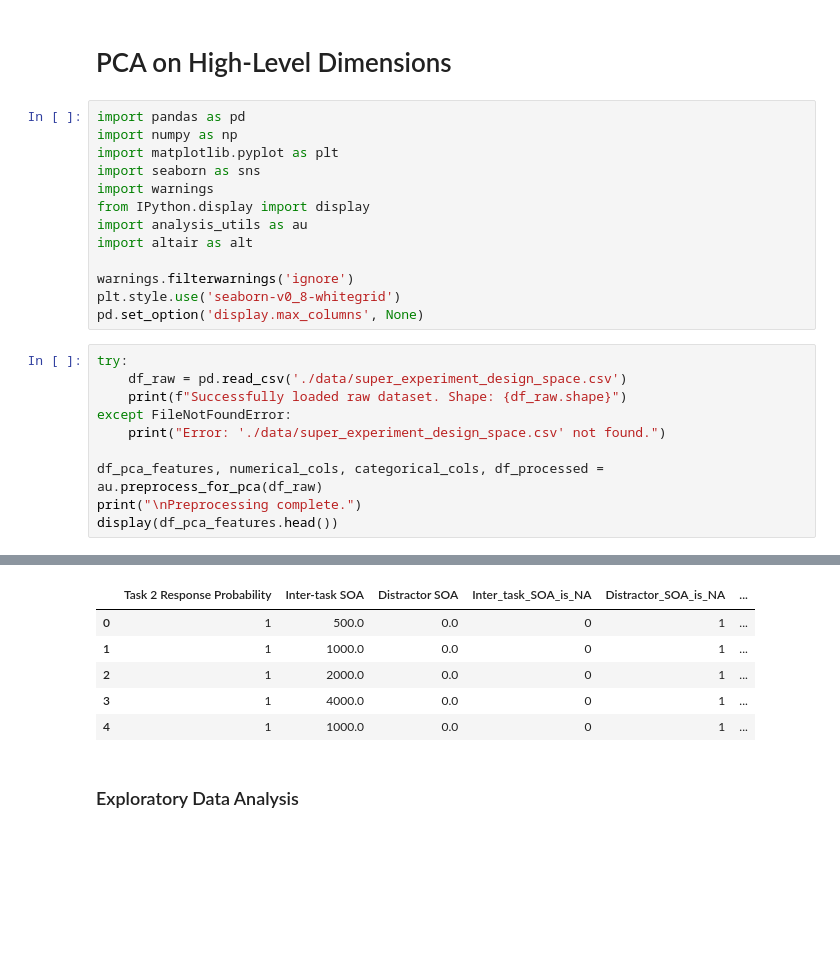
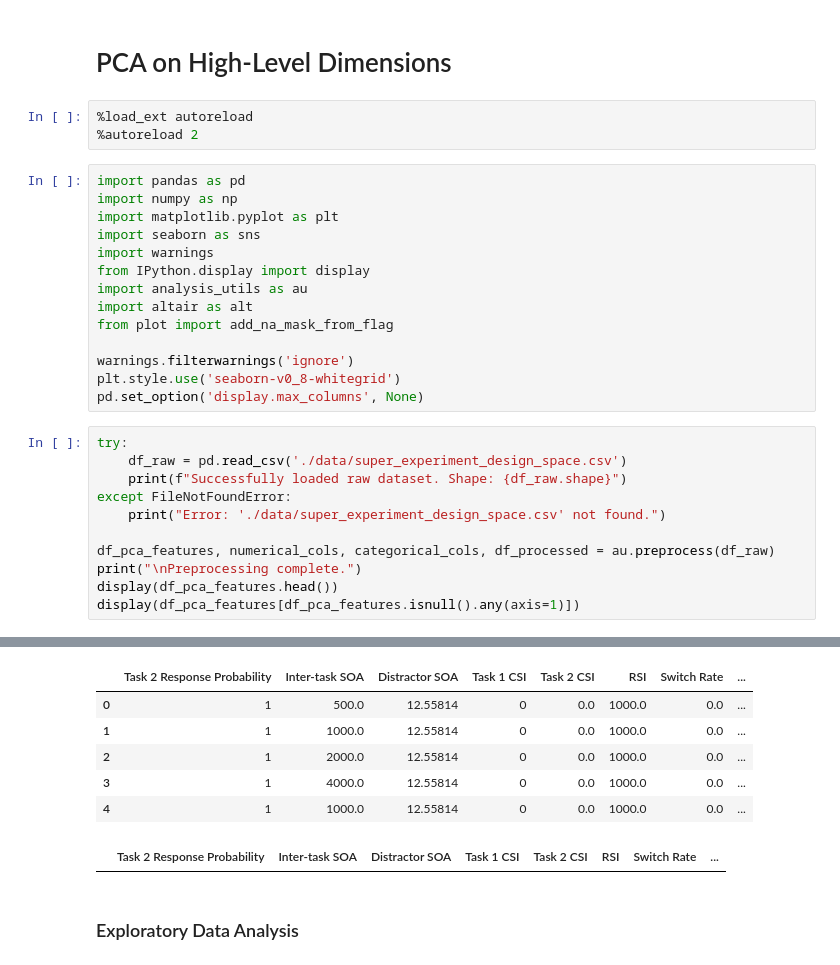
Before and after one commit to syntactic/Cognitive-Control-Paradigm-Integration, a Jupyter notebook: pca_csv.ipynb, the cells around one changed output, grey strips where cells are left out. Cells and saved outputs as stored; diff of their text form; blank space fills up the shorter version.

```diff
--- a/pca_csv.ipynb
+++ b/pca_csv.ipynb
@@ -1,5 +1,8 @@
 # %% [markdown]
 # PCA on High-Level Dimensions
+# %%
+%load_ext autoreload
+%autoreload 2
 # %%
 import pandas as pd
 import numpy as np
@@ -9,6 +12,7 @@ import warnings
 from IPython.display import display
 import analysis_utils as au
 import altair as alt
+from plot import add_na_mask_from_flag
 
 warnings.filterwarnings('ignore')
 plt.style.use('seaborn-v0_8-whitegrid')
@@ -20,7 +24,8 @@ try:
 except FileNotFoundError:
     print("Error: './data/super_experiment_design_space.csv' not found.")
 
-df_pca_features, numerical_cols, categorical_cols, df_processed = au.preprocess_for_pca(df_raw)
+df_pca_features, numerical_cols, categorical_cols, df_processed = au.preprocess(df_raw)
 print("\nPreprocessing complete.")
 display(df_pca_features.head())
+display(df_pca_features[df_pca_features.isnull().any(axis=1)])
 # %% [output]
@@ -28,11 +33,12 @@ Successfully loaded raw dataset. Shape: (331, 23)
 
 Preprocessing complete.
-|  | Task 2 Response Probability | Inter-task SOA | Distractor SOA | Inter_task_SOA_is_NA | Distractor_SOA_is_NA | ... |
-| 0 | 1 | 500.0 | 0.0 | 0 | 1 | ... |
-| 1 | 1 | 1000.0 | 0.0 | 0 | 1 | ... |
-| 2 | 1 | 2000.0 | 0.0 | 0 | 1 | ... |
-| 3 | 1 | 4000.0 | 0.0 | 0 | 1 | ... |
-| 4 | 1 | 1000.0 | 0.0 | 0 | 1 | ... |
+|  | Task 2 Response Probability | Inter-task SOA | Distractor SOA | Task 1 CSI | Task 2 CSI | RSI | Switch Rate | ... |
+| 0 | 1 | 500.0 | 12.55814 | 0 | 0.0 | 1000.0 | 0.0 | ... |
+| 1 | 1 | 1000.0 | 12.55814 | 0 | 0.0 | 1000.0 | 0.0 | ... |
+| 2 | 1 | 2000.0 | 12.55814 | 0 | 0.0 | 1000.0 | 0.0 | ... |
+| 3 | 1 | 4000.0 | 12.55814 | 0 | 0.0 | 1000.0 | 0.0 | ... |
+| 4 | 1 | 1000.0 | 12.55814 | 0 | 0.0 | 1000.0 | 0.0 | ... |
+|  | Task 2 Response Probability | Inter-task SOA | Distractor SOA | Task 1 CSI | Task 2 CSI | RSI | Switch Rate | ... |
 # %% [markdown]
 ### Exploratory Data Analysis
 # %%
```
Also changed, not shown: parts of 12 cells of this notebook, 2 other files.
